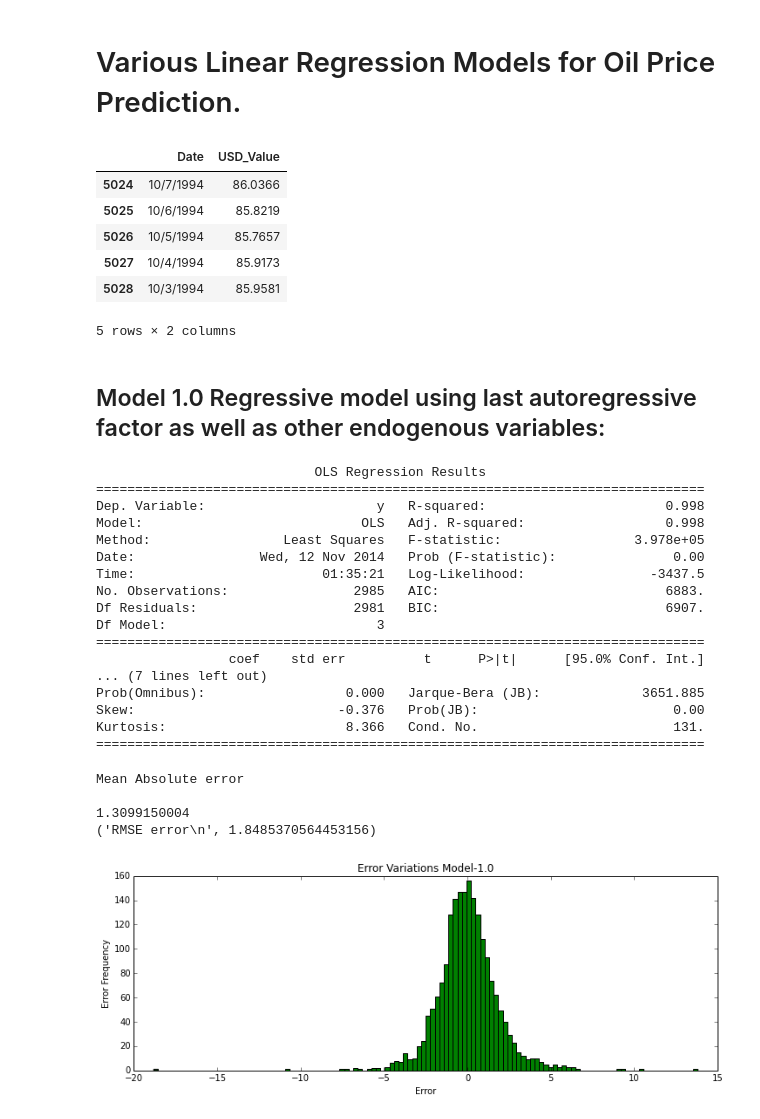
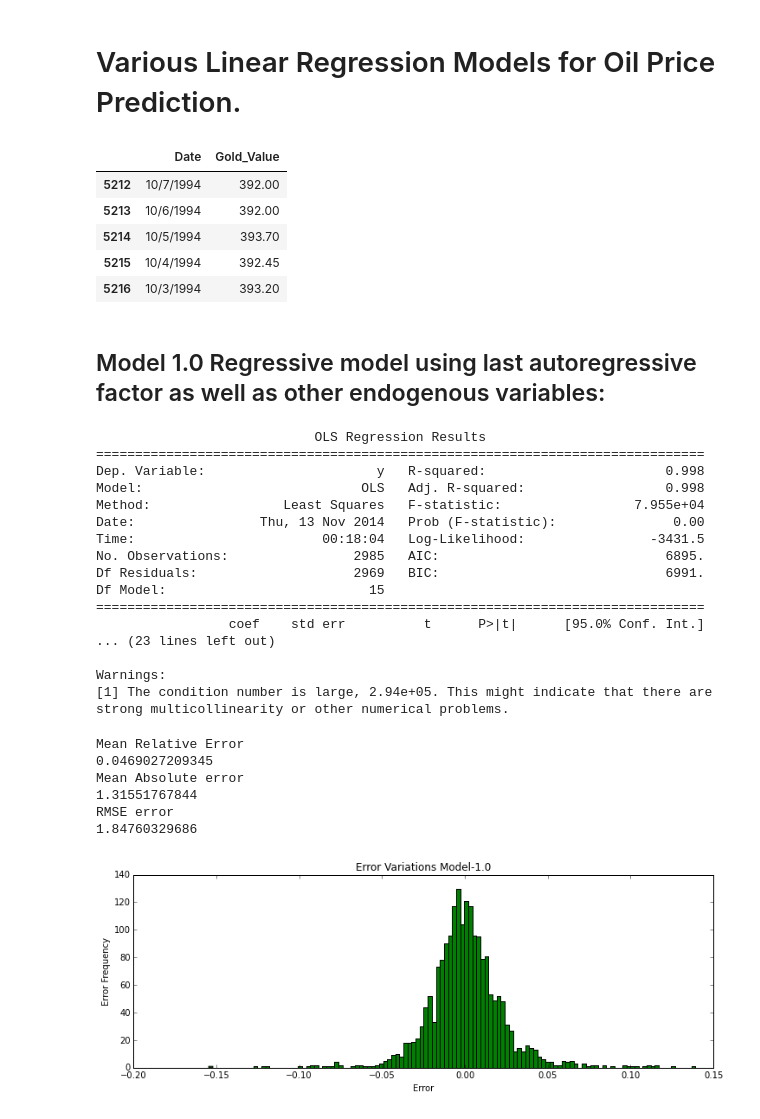
Before and after one commit to Sree-vathsan/CSE591-Data-Science-Project, a Jupyter notebook: Modular_Code_Linear_Regression_Oil.ipynb, the cells around one changed output. Drawn from its saved outputs; the diff is of its cells as text; code cells hidden in the pictures.

Commit message:
Code Update
bm_oil - error plots added
Modular - Gold factor included

```diff
--- a/Modular_Code_Linear_Regression_Oil.ipynb
+++ b/Modular_Code_Linear_Regression_Oil.ipynb
@@ -17,34 +17,37 @@ oilDataPath = 'https://raw.githubusercontent.com/Sree-vathsan/CSE591-Data-Scienc
 sp500DataPath = 'https://raw.githubusercontent.com/Sree-vathsan/CSE591-Data-Science-Project/master/regressionModel/data/YAHOO_SP500_INDEX_DAILY_1994-10-03_2014-09-30.csv'
 nyseDataPath = 'https://raw.githubusercontent.com/Sree-vathsan/CSE591-Data-Science-Project/master/regressionModel/data/YAHOO_NYSE_INDEX_DAILY_1994-10-03_2014-09-30.csv'
 usdIndexDataPath = 'https://raw.githubusercontent.com/Sree-vathsan/CSE591-Data-Science-Project/master/regressionModel/data/USD_Index_Daily_1994-10-03_2014-09-30.csv'
+goldDataPath = 'https://raw.githubusercontent.com/Sree-vathsan/CSE591-Data-Science-Project/master/regressionModel/data/GOLD_DAILY_1994-10-03_2014-09-30.csv'
 
 dfOil = pd.read_csv(oilDataPath)
 dfSP500 = pd.read_csv(sp500DataPath)
 dfNyse = pd.read_csv(nyseDataPath)
 dfUsInd = pd.read_csv(usdIndexDataPath)
+dfGold = pd.read_csv(goldDataPath)
 
-dfUsInd.tail()
+dfGold.tail()
 # %% [output]
-|  | Date | USD_Value |
-| 5024 | 10/7/1994 | 86.0366 |
-| 5025 | 10/6/1994 | 85.8219 |
-| 5026 | 10/5/1994 | 85.7657 |
-| 5027 | 10/4/1994 | 85.9173 |
-| 5028 | 10/3/1994 | 85.9581 |
+|  | Date | Gold_Value |
+| 5212 | 10/7/1994 | 392.00 |
+| 5213 | 10/6/1994 | 392.00 |
+| 5214 | 10/5/1994 | 393.70 |
+| 5215 | 10/4/1994 | 392.45 |
+| 5216 | 10/3/1994 | 393.20 |
-5 rows × 2 columns
 # %%
 trainingRatio = 0.6
 
 dfMaster = merge(dfOil,dfSP500,on='Date',how='inner')
 dfMaster = merge(dfMaster,dfNyse,on='Date',how='inner')
 dfMaster = merge(dfMaster,dfUsInd,on='Date',how='inner')
+dfMaster = merge(dfMaster,dfGold,on='Date',how='inner')
 #dfMaster = merge(dfMaster,<new factor data frame>,on='Date',how='inner')
 
-
+# add factor here (it should be same as column name)
+candidatesList = ['Oil_Value',	'SP500_Value',	'NYSE_Value',	'USD_Value', 'Gold_Value']
+#print (dfMaster[candidatesList[1]][0])
 trainSize = np.floor(len(dfMaster['Date']) * trainingRatio) #80:20 ratio
 dfMasterTrain = dfMaster[len(dfMaster)-np.int(trainSize):len(dfMaster)]
 dfMasterTest = dfMaster[0:(len(dfMaster)-np.int(trainSize))-1]
-candidatesList = ['Oil_Value',	'SP500_Value',	'NYSE_Value',	'USD_Value']# add factor here
 # %% [markdown]
 ## Model 1.0 Regressive model using last autoregressive factor as well as other endogenous variables:
 # %%
@@ -115,8 +118,8 @@ def model_1_0(dfMasterTrain,dfMasterTest,p_vector):
     yPred = mvPredict(xArrTest,result)
     return yPred
 
-
-yPred = model_1_0(dfMasterTrain,dfMasterTest,np.array([3,0,0])) #change parameter vector accordingly
+#candidatesList = ['Oil_Value',	'SP500_Value',	'NYSE_Value',	'USD_Value', 'Gold_Value']
+yPred = model_1_0(dfMasterTrain,dfMasterTest,np.array([3,3,3,3,3])) #change parameter vector accordingly
 yArrTest = np.array(dfMasterTest[candidatesList[0]])
 errPred = yPred - yArrTest
 avg=np.mean(errPred)
@@ -141,35 +144,40 @@ errABS= np.absolute(yPred-yArrTest)
 ==============================================================================
 Dep. Variable:                      y   R-squared:                       0.998
 Model:                            OLS   Adj. R-squared:                  0.998
-Method:                 Least Squares   F-statistic:                 3.978e+05
-Date:                Wed, 12 Nov 2014   Prob (F-statistic):               0.00
-Time:                        01:35:21   Log-Likelihood:                -3437.5
-No. Observations:                2985   AIC:                             6883.
-Df Residuals:                    2981   BIC:                             6907.
-Df Model:                           3
+Method:                 Least Squares   F-statistic:                 7.955e+04
+Date:                Thu, 13 Nov 2014   Prob (F-statistic):               0.00
+Time:                        00:18:04   Log-Likelihood:                -3431.5
+No. Observations:                2985   AIC:                             6895.
+Df Residuals:                    2969   BIC:                             6991.
+Df Model:                          15
 ==============================================================================
                  coef    std err          t      P>|t|      [95.0% Conf. Int.]
-... (7 lines left out)
-Prob(Omnibus):                  0.000   Jarque-Bera (JB):             3651.885
-Skew:                          -0.376   Prob(JB):                         0.00
-Kurtosis:                       8.366   Cond. No.                         131.
-==============================================================================
+... (23 lines left out)
+
+Warnings:
+[1] The condition number is large, 2.94e+05. This might indicate that there are
+strong multicollinearity or other numerical problems.
 # %%
-print "Mean Absolute error\n"
+print "Mean Relative Error"
+print(np.mean(errPred/yArrTest)*100)
+print "Mean Absolute error"
 print np.mean(errABS)
-print ("RMSE error\n",errRMSE)
+print ("RMSE error")
+print (errRMSE)
 
 def plot(err,c,nb):
     fig, axes = plt.subplots(1, 1, figsize=(12,4))
     axes.hist(err, color=c, bins=nb)
     axes.set_ylabel('Error Frequency')
     axes.set_xlabel('Error')
     axes.set_title("Error Variations Model-1.0")
 
-plot(errPred,'g',120)
+plot(errPred/yArrTest,'g',120)
 # %% [output]
+Mean Relative Error
+0.0469027209345
 Mean Absolute error
-
-1.3099150004
-('RMSE error\n', 1.8485370564453156)
+1.31551767844
+RMSE error
+1.84760329686
-[figure, old version]
+[figure, new version]
```
Also changed, not shown: 1 other file.
